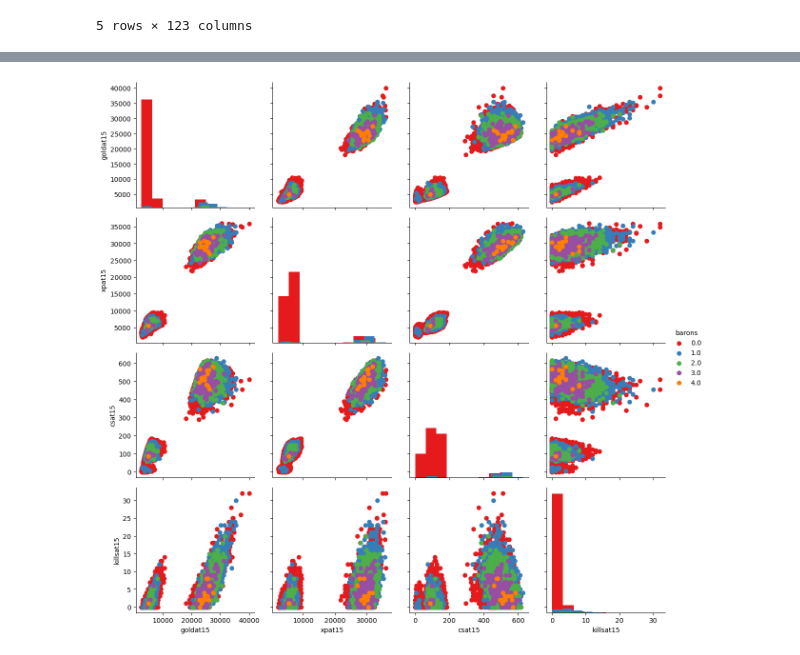
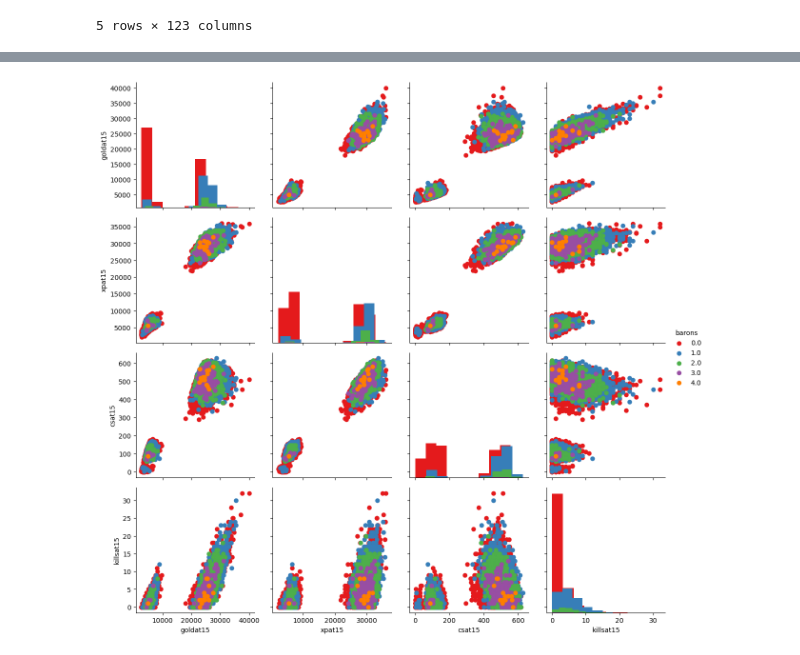
Before and after one commit to Momorhmn/Project2, a Jupyter notebook: lol.ipynb, the cells around one changed output, grey strips where cells are left out. Saved outputs shown, nothing was run; the diff lists cells and outputs as text; code cells hidden in the pictures.

```diff
--- a/lol.ipynb
+++ b/lol.ipynb
@@ -17,9 +17,9 @@ from sklearn import metrics #Import scikit-learn metrics module for accuracy cal
 from sklearn.impute import SimpleImputer
 # %%
 filename='2021_LoL_esports_match_data_from_OraclesElixir_20221108.csv'
-df=pd.read_csv(filename)
+data=pd.read_csv(filename)
 
-df.head()
+data.head()
 # %% [output]
 |  | gameid | datacompleteness | url | league | year | split | playoffs | date | game | patch | ... |
 | 0 | ESPORTSTMNT03/1632489 | complete | http://matchhistory.na.leagueofle... | KeSPA | 2021 | NaN | 0 | 2021-01-02 07:40:39 | 1.0 | 10.25 | ... |
@@ -28,3 +28,9 @@ df.head()
 | 3 | ESPORTSTMNT03/1632489 | complete | http://matchhistory.na.leagueofle... | KeSPA | 2021 | NaN | 0 | 2021-01-02 07:40:39 | 1.0 | 10.25 | ... |
 | 4 | ESPORTSTMNT03/1632489 | complete | http://matchhistory.na.leagueofle... | KeSPA | 2021 | NaN | 0 | 2021-01-02 07:40:39 | 1.0 | 10.25 | ... |
 5 rows × 123 columns
+# %%
+df=data[['goldat15','xpat15','csat15','killsat15','barons']].copy()
+
+df.dropna(axis=0,how='any',inplace=True)
+df.head()
+df.info()
@@ -129,10 +112,10 @@ memory usage: 9.4 MB
 # %%
-#checking relationship between features and baron
-g = sns.PairGrid(data=data, vars=['goldat15','xpat15','csat15','killsat15'],
+#checking relationship between the 4 features and baron
+g = sns.PairGrid(data=df, vars=['goldat15','xpat15','csat15','killsat15'],
              hue='barons',height=3,palette='Set1')
 g.map_diag(plt.hist)
 g.map_offdiag(plt.scatter)
 g.add_legend()
 plt.show()
 # %% [output]
-[figure, old version]
+[figure, new version]
```
Also changed, not shown: parts of 10 cells of this notebook.
